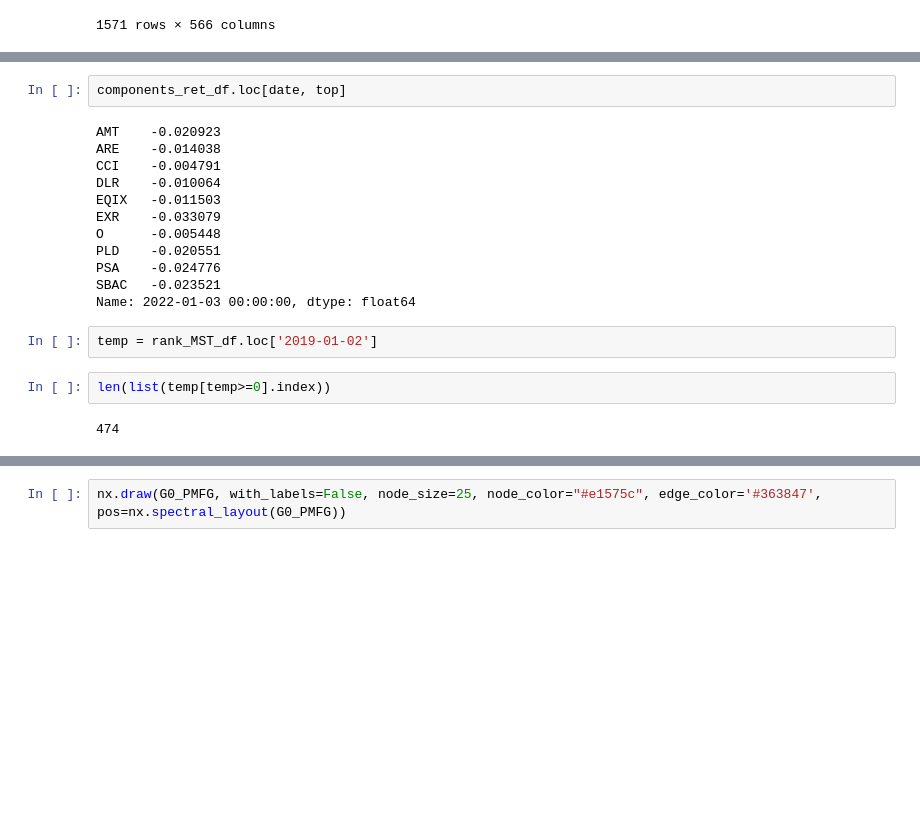
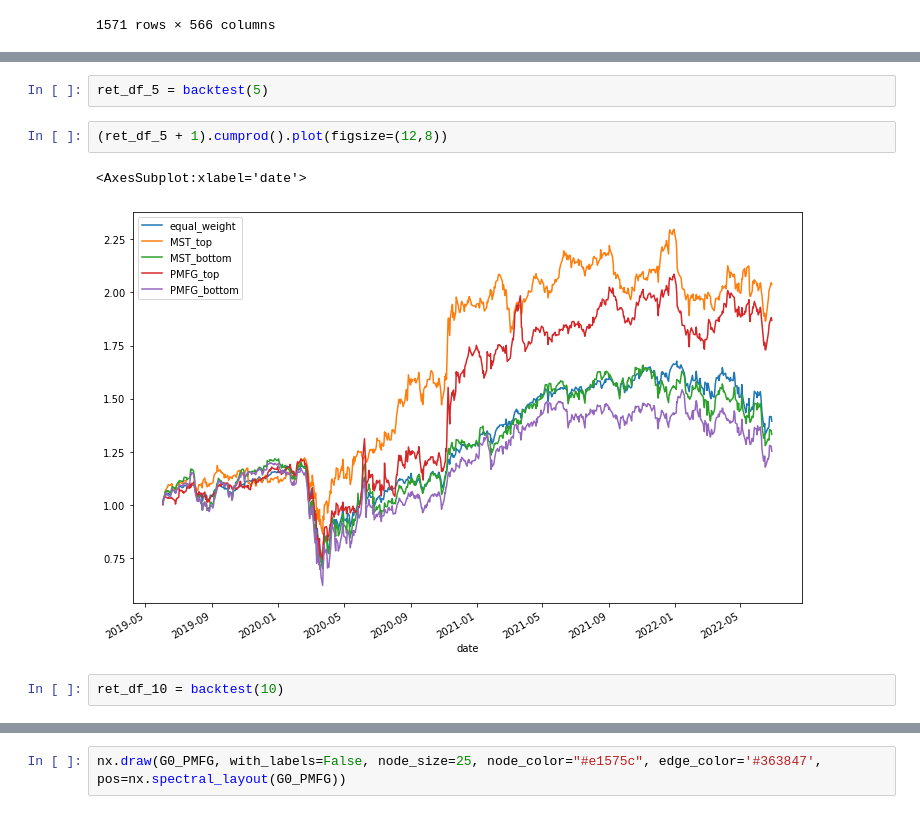
Before and after one commit to RuiqiLiu213/Project-Stock-Trading-Strategies-Based-On-Graph-Algorithm, a Jupyter notebook: Data Sourcing, Preliminary Analysis, and Centrality Ranking Construction.ipynb, the cells around one changed output, grey strips where cells are left out. Saved outputs shown, nothing was run; the diff lists cells and outputs as text; blank space fills up the shorter version.

```diff
--- a/Data Sourcing, Preliminary Analysis, and Centrality Ranking Construction.ipynb
+++ b/Data Sourcing, Preliminary Analysis, and Centrality Ranking Construction.ipynb
@@ -468,20 +537,9 @@ ret_df
-# %%
-components_ret_df.loc[date, top]
-# %% [output]
-AMT    -0.020923
-ARE    -0.014038
-CCI    -0.004791
-DLR    -0.010064
-EQIX   -0.011503
-EXR    -0.033079
-O      -0.005448
-PLD    -0.020551
-PSA    -0.024776
-SBAC   -0.023521
-Name: 2022-01-03 00:00:00, dtype: float64
-# %%
-temp = rank_MST_df.loc['2019-01-02']
-# %%
-len(list(temp[temp>=0].index))
-# %% [output]
-474
+# %%
+ret_df_5 = backtest(5)
+# %%
+(ret_df_5 + 1).cumprod().plot(figsize=(12,8))
+# %% [output]
+<AxesSubplot:xlabel='date'>
+[figure, added]
+# %%
+ret_df_10 = backtest(10)
```
Also changed, not shown: parts of 37 cells of this notebook.
